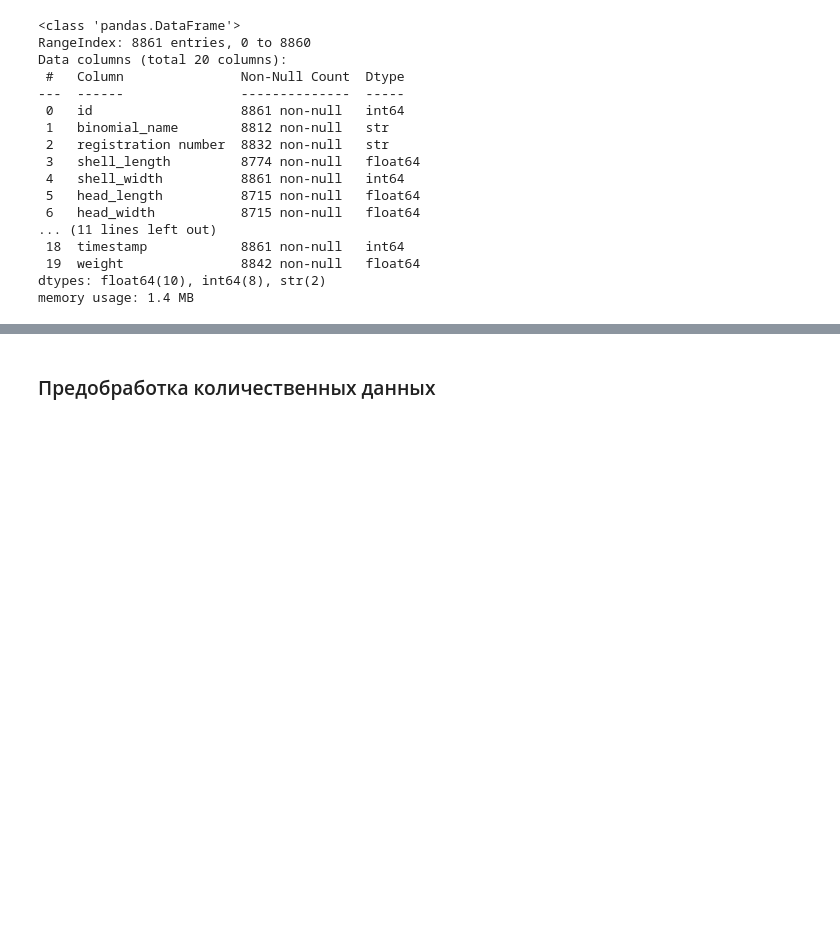
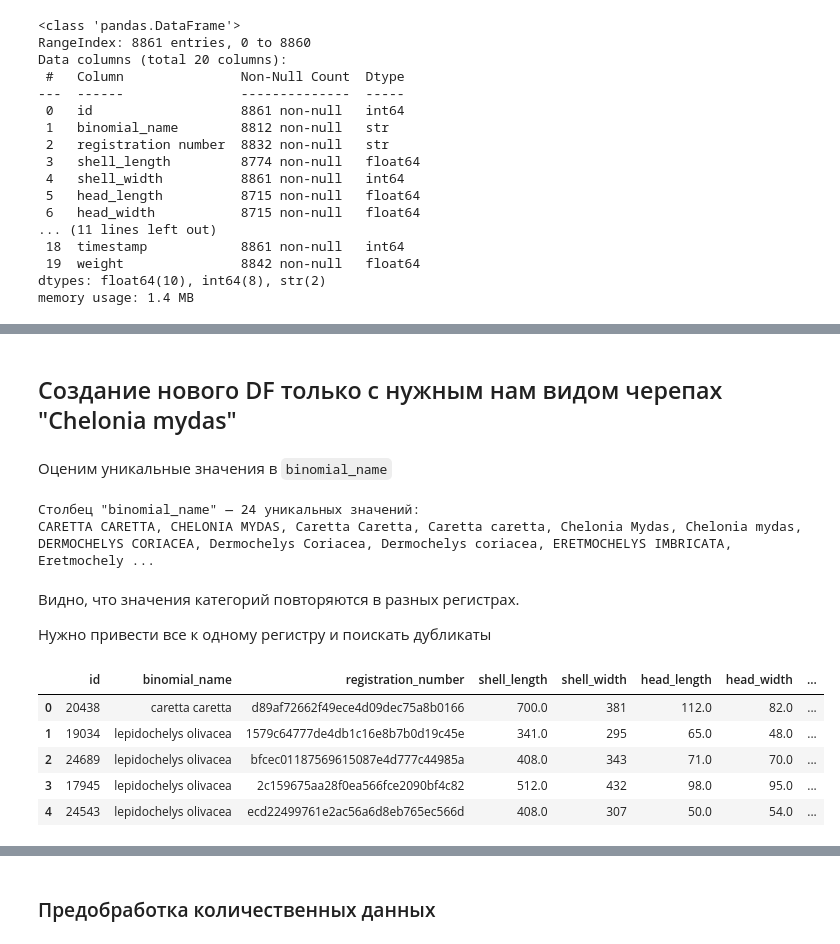
Before and after one commit to Beefeater84/yandex-practicum-data-scientist, a Jupyter notebook: sprint-13/notebooks/Final.ipynb, the cells around one changed output, grey strips where cells are left out. Saved outputs shown, nothing was run; the diff lists cells and outputs as text; code cells hidden in the pictures; blank space fills up the shorter version.

```diff
--- a/sprint-13/notebooks/Final.ipynb
+++ b/sprint-13/notebooks/Final.ipynb
@@ -106,0 +120,36 @@ memory usage: 1.4 MB
+# %% [markdown]
+## Создание нового DF только с нужным нам видом черепах "Chelonia mydas"
+# %% [markdown]
+Оценим уникальные значения в `binomial_name`
+# %%
+## Вывод уникальных значений категориальных данных
+for column in ['binomial_name']:
+	unique_vals = df[column].sort_values().unique()
+	print(f'Столбец "{column}" — {len(unique_vals)} уникальных значений:')
+	print(', '.join(map(str, unique_vals)))
+	print()
+# %% [output]
+Столбец "binomial_name" — 24 уникальных значений:
+CARETTA CARETTA, CHELONIA MYDAS, Caretta Caretta, Caretta caretta, Chelonia Mydas, Chelonia mydas, DERMOCHELYS CORIACEA, Dermochelys Coriacea, Dermochelys coriacea, ERETMOCHELYS IMBRICATA, Eretmochely ...
+# %% [markdown]
+Видно, что значения категорий повторяются в разных регистрах.
+
+Нужно привести все к одному регистру и поискать дубликаты
+# %%
+def lowercase_categories(df, columns):
+    for col in columns:
+        # Проверяем, является ли колонка строковой (object или string)
+        if pd.api.types.is_string_dtype(df[col]):
+            df[col] = df[col].str.lower()
+    return df
+
+# Применение:
+df = lowercase_categories(df, ['binomial_name'])
+df.head()
+# %% [output]
+|  | id | binomial_name | registration_number | shell_length | shell_width | head_length | head_width | ... |
+| 0 | 20438 | caretta caretta | d89af72662f49ece4d09dec75a8b0166 | 700.0 | 381 | 112.0 | 82.0 | ... |
+| 1 | 19034 | lepidochelys olivacea | 1579c64777de4db1c16e8b7b0d19c45e | 341.0 | 295 | 65.0 | 48.0 | ... |
+| 2 | 24689 | lepidochelys olivacea | bfcec01187569615087e4d777c44985a | 408.0 | 343 | 71.0 | 70.0 | ... |
+| 3 | 17945 | lepidochelys olivacea | 2c159675aa28f0ea566fce2090bf4c82 | 512.0 | 432 | 98.0 | 95.0 | ... |
+| 4 | 24543 | lepidochelys olivacea | ecd22499761e2ac56a6d8eb765ec566d | 408.0 | 307 | 50.0 | 54.0 | ... |
```
Also changed, not shown: parts of 33 cells of this notebook, 1 other file.
